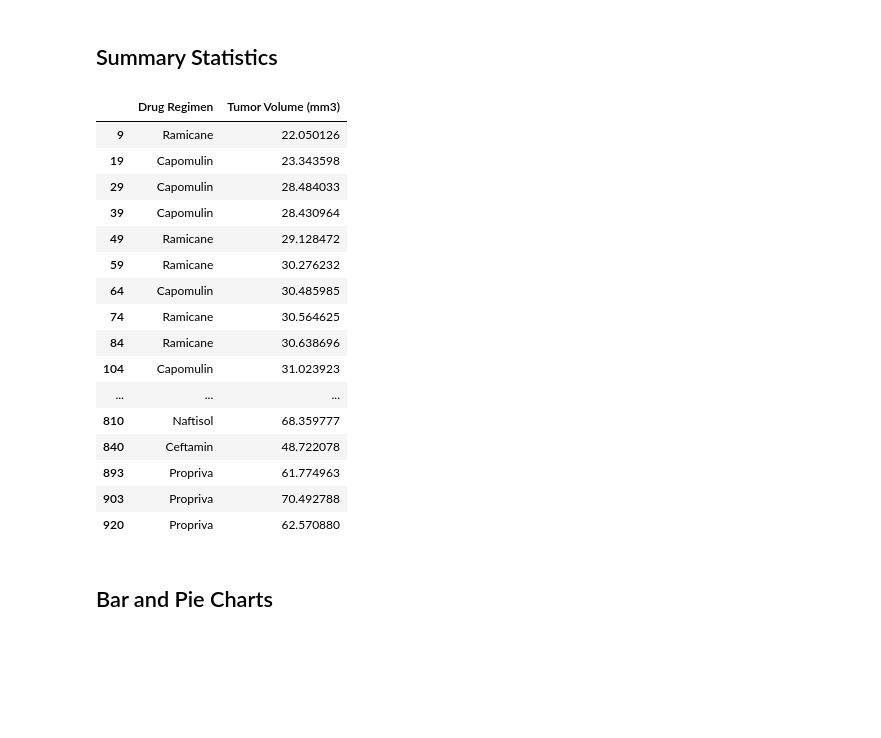
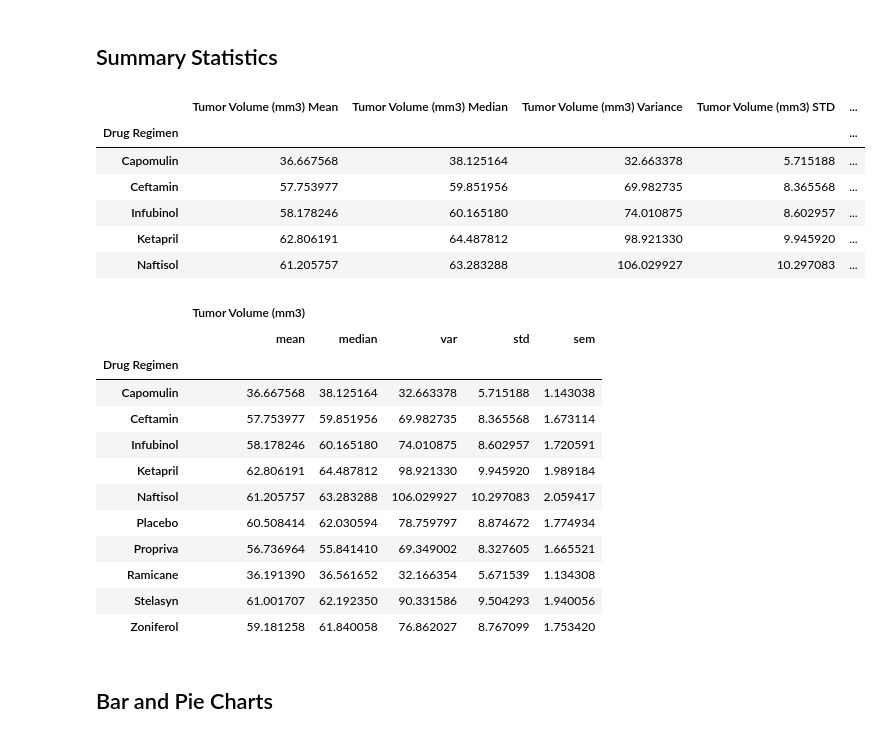
Before and after one commit to Lindsey-G/UCI-Homework-Giron, a Jupyter notebook: Homework_01/05-matplotlib-challenge/Pymaceuticals/02-Homework_05-Matplotlib_Instructions_Pymaceuticals_pymaceuticals_starter.ipynb, the cells around one changed output. Saved outputs shown, nothing was run; the diff lists cells and outputs as text; code cells hidden in the pictures; blank space fills up the shorter version.

```diff
--- a/Homework_01/05-matplotlib-challenge/Pymaceuticals/02-Homework_05-Matplotlib_Instructions_Pymaceuticals_pymaceuticals_starter.ipynb
+++ b/Homework_01/05-matplotlib-challenge/Pymaceuticals/02-Homework_05-Matplotlib_Instructions_Pymaceuticals_pymaceuticals_starter.ipynb
@@ -114,36 +105,48 @@ Name: Mouse ID, Length: 249, dtype: object
 # %%
 # Generate a summary statistics table of mean, median, variance, standard deviation, and SEM of the tumor volume for each regimen
 # Use groupby and summary statistical methods to calculate the following properties of each drug regimen:
 # mean, median, variance, standard deviation, and SEM of the tumor volume.
 # Assemble the resulting series into a single summary dataframe.
-drug_regimen = clean_data[["Drug Regimen", "Tumor Volume (mm3)"]]
-grouped_drug_regimen = drug_regimen.groupby(["Drug Regimen"])
-grouped_drug_regimen.head()
 
-#drug_tumor = grouped_drug_regimen.max()
-#drug_tumor
-#tumor = clean_data
+# create groupby. "Drug Regimen"
+grouped_drug_regimen = clean_data.groupby(["Drug Regimen"])
+
+# Create DataFrame using groupby. "Drug Regimen" and calling on '"Tumor Volume (mm3)" for each mean, median, var, std and sem for
+# for each Drug Regimen
+drug_summary_statistics_df = pd.DataFrame({"Tumor Volume (mm3) Mean": grouped_drug_regimen["Tumor Volume (mm3)"].mean(),
+                                       "Tumor Volume (mm3) Median": grouped_drug_regimen["Tumor Volume (mm3)"].median(),
+                                       "Tumor Volume (mm3) Variance": grouped_drug_regimen["Tumor Volume (mm3)"].var(),
+                                       "Tumor Volume (mm3) STD": grouped_drug_regimen["Tumor Volume (mm3)"].std(),
+                                       "Tumor Volume (mm3) SEM": grouped_drug_regimen["Tumor Volume (mm3)"].sem()})
+drug_summary_statistics_df.head()
 # %% [output]
-|  | Drug Regimen | Tumor Volume (mm3) |
-| 9 | Ramicane | 22.050126 |
-| 19 | Capomulin | 23.343598 |
-| 29 | Capomulin | 28.484033 |
-| 39 | Capomulin | 28.430964 |
-| 49 | Ramicane | 29.128472 |
-| 59 | Ramicane | 30.276232 |
-| 64 | Capomulin | 30.485985 |
-| 74 | Ramicane | 30.564625 |
-| 84 | Ramicane | 30.638696 |
-| 104 | Capomulin | 31.023923 |
-| ... | ... | ... |
-| 810 | Naftisol | 68.359777 |
-| 840 | Ceftamin | 48.722078 |
-| 893 | Propriva | 61.774963 |
-| 903 | Propriva | 70.492788 |
-| 920 | Propriva | 62.570880 |
+|  | Tumor Volume (mm3) Mean | Tumor Volume (mm3) Median | Tumor Volume (mm3) Variance | Tumor Volume (mm3) STD | ... |
+| Drug Regimen |  |  |  |  | ... |
+| Capomulin | 36.667568 | 38.125164 | 32.663378 | 5.715188 | ... |
+| Ceftamin | 57.753977 | 59.851956 | 69.982735 | 8.365568 | ... |
+| Infubinol | 58.178246 | 60.165180 | 74.010875 | 8.602957 | ... |
+| Ketapril | 62.806191 | 64.487812 | 98.921330 | 9.945920 | ... |
+| Naftisol | 61.205757 | 63.283288 | 106.029927 | 10.297083 | ... |
 # %%
 # Generate a summary statistics table of mean, median, variance, standard deviation, and SEM of the tumor volume for each regimen
+# Using the aggregation method, produce the same summary statistics in a single line
 
-# Using the aggregation method, produce the same summary statistics in a single line
+# Using grouped_drug_regimen used .agg (aggregation method) to call on "Tumor Volume (mm3)" and listing fuction that we want to aggregate
+aggregation_method = grouped_drug_regimen.agg({"Tumor Volume (mm3)": ["mean", "median", "var", "std", "sem"]})
+aggregation_method
+# %% [output]
+|  | Tumor Volume (mm3) |  |  |  |  |
+|  | mean | median | var | std | sem |
+| Drug Regimen |  |  |  |  |  |
+| Capomulin | 36.667568 | 38.125164 | 32.663378 | 5.715188 | 1.143038 |
+| Ceftamin | 57.753977 | 59.851956 | 69.982735 | 8.365568 | 1.673114 |
+| Infubinol | 58.178246 | 60.165180 | 74.010875 | 8.602957 | 1.720591 |
+| Ketapril | 62.806191 | 64.487812 | 98.921330 | 9.945920 | 1.989184 |
+| Naftisol | 61.205757 | 63.283288 | 106.029927 | 10.297083 | 2.059417 |
+| Placebo | 60.508414 | 62.030594 | 78.759797 | 8.874672 | 1.774934 |
+| Propriva | 56.736964 | 55.841410 | 69.349002 | 8.327605 | 1.665521 |
+| Ramicane | 36.191390 | 36.561652 | 32.166354 | 5.671539 | 1.134308 |
+| Stelasyn | 61.001707 | 62.192350 | 90.331586 | 9.504293 | 1.940056 |
+| Zoniferol | 59.181258 | 61.840058 | 76.862027 | 8.767099 | 1.753420 |
 # %% [markdown]
 ## Bar and Pie Charts
```
Also changed, not shown: parts of 12 cells of this notebook.
